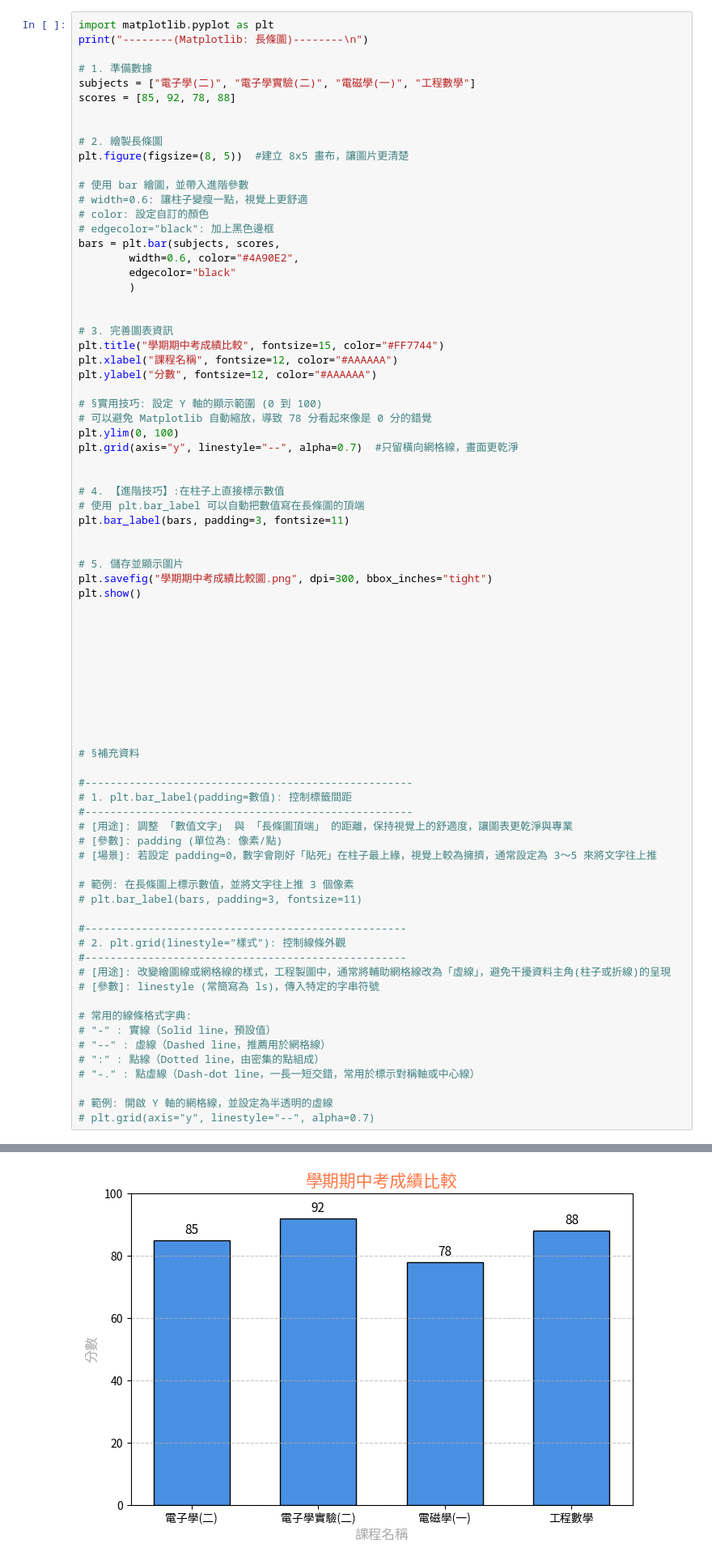
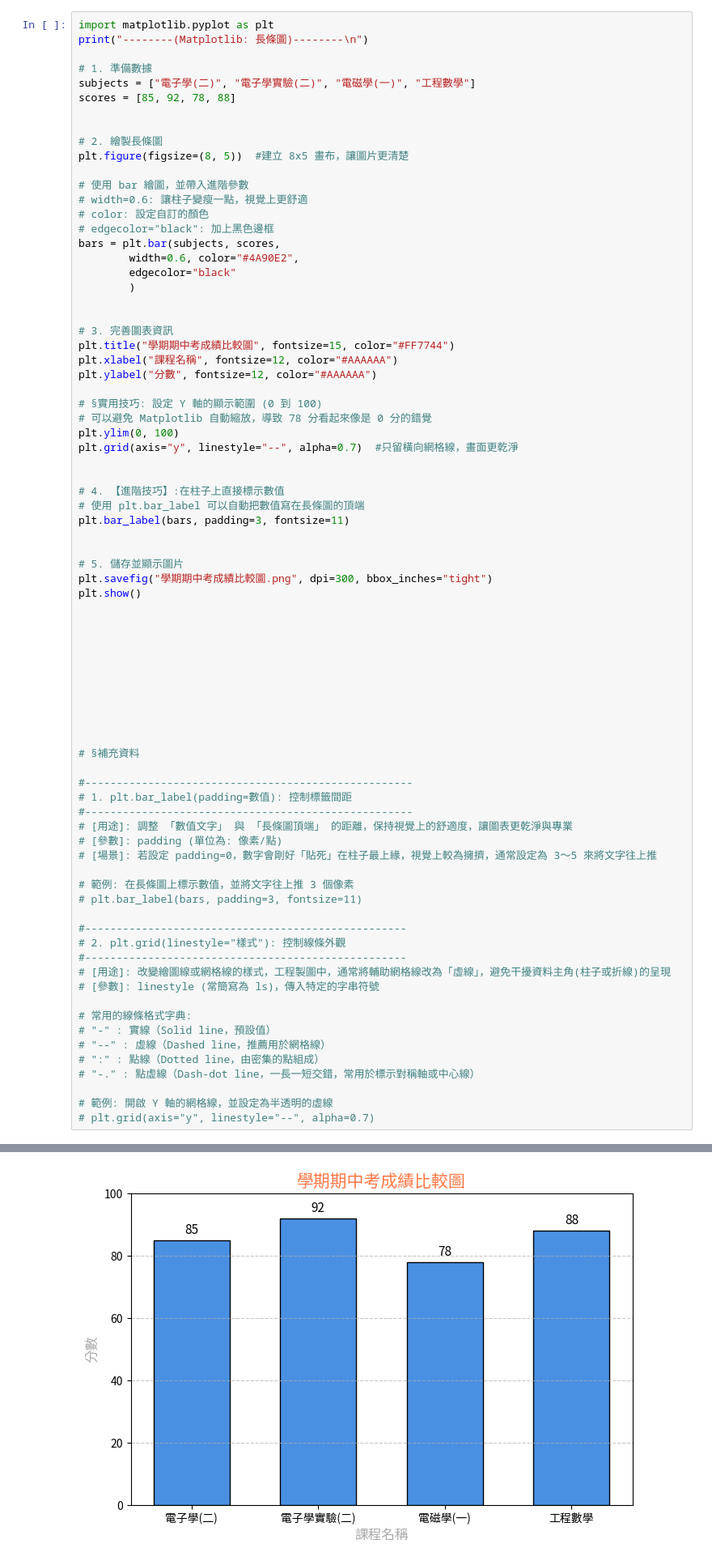
Before and after one commit to u9828057/Python_Practice, a Jupyter notebook: Matplotlib/Python_暑假練習_08_19:【Matplotlib】長條圖.ipynb, the cells around one changed output, grey strips where cells are left out. Shown at 81% size. Cells and saved outputs as stored; diff of their text form.

```diff
--- a/Matplotlib/Python_暑假練習_08_19:【Matplotlib】長條圖.ipynb
+++ b/Matplotlib/Python_暑假練習_08_19:【Matplotlib】長條圖.ipynb
@@ -203,7 +201,7 @@ bars = plt.bar(subjects, scores,
 
 
 # 3. 完善圖表資訊
-plt.title("學期期中考成績比較", fontsize=15, color="#FF7744")
+plt.title("學期期中考成績比較圖", fontsize=15, color="#FF7744")
 plt.xlabel("課程名稱", fontsize=12, color="#AAAAAA")
 plt.ylabel("分數", fontsize=12, color="#AAAAAA")
 
@@ -232,33 +230,33 @@ plt.show()
 
 
 # §補充資料
 
 #----------------------------------------------------
 # 1. plt.bar_label(padding=數值): 控制標籤間距
 #----------------------------------------------------
 # [用途]: 調整 「數值文字」 與 「長條圖頂端」 的距離，保持視覺上的舒適度，讓圖表更乾淨與專業
 # [參數]: padding (單位為: 像素/點)
 # [場景]: 若設定 padding=0，數字會剛好「貼死」在柱子最上緣，視覺上較為擁擠，通常設定為 3～5 來將文字往上推
 
 # 範例: 在長條圖上標示數值，並將文字往上推 3 個像素
 # plt.bar_label(bars, padding=3, fontsize=11)
 
 #---------------------------------------------------
 # 2. plt.grid(linestyle="樣式"): 控制線條外觀
 #---------------------------------------------------
 # [用途]: 改變繪圖線或網格線的樣式，工程製圖中，通常將輔助網格線改為「虛線」，避免干擾資料主角(柱子或折線)的呈現
 # [參數]: linestyle (常簡寫為 ls)，傳入特定的字串符號
 
 # 常用的線條格式字典:
 # "-" : 實線（Solid line，預設值）
 # "--" : 虛線（Dashed line，推薦用於網格線）
 # ":" : 點線（Dotted line，由密集的點組成）
 # "-." : 點虛線（Dash-dot line，一長一短交錯，常用於標示對稱軸或中心線）
 
 # 範例: 開啟 Y 軸的網格線，並設定為半透明的虛線
 # plt.grid(axis="y", linestyle="--", alpha=0.7)
 # %% [output]
 --------(Matplotlib: 長條圖)--------
-[figure, old version]
+[figure, new version]
 # %%
 |
```
Also changed, not shown: parts of 1 cell of this notebook.
